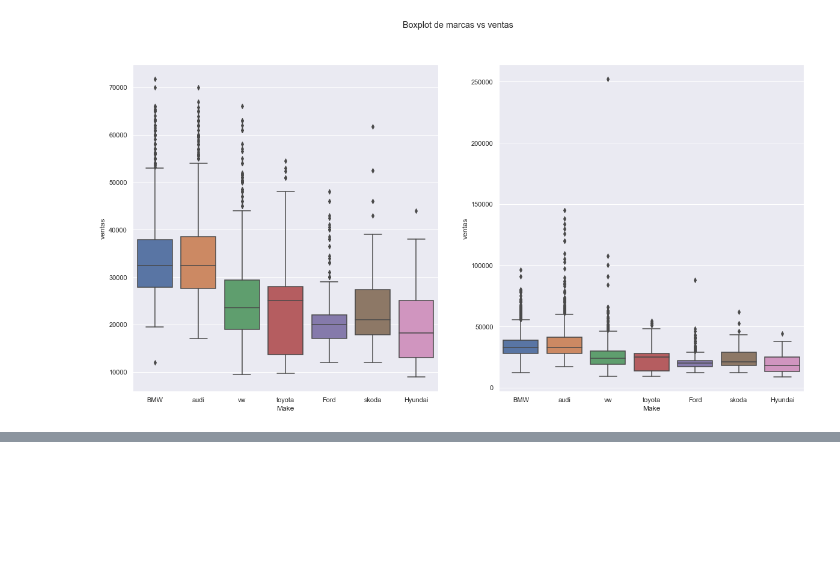
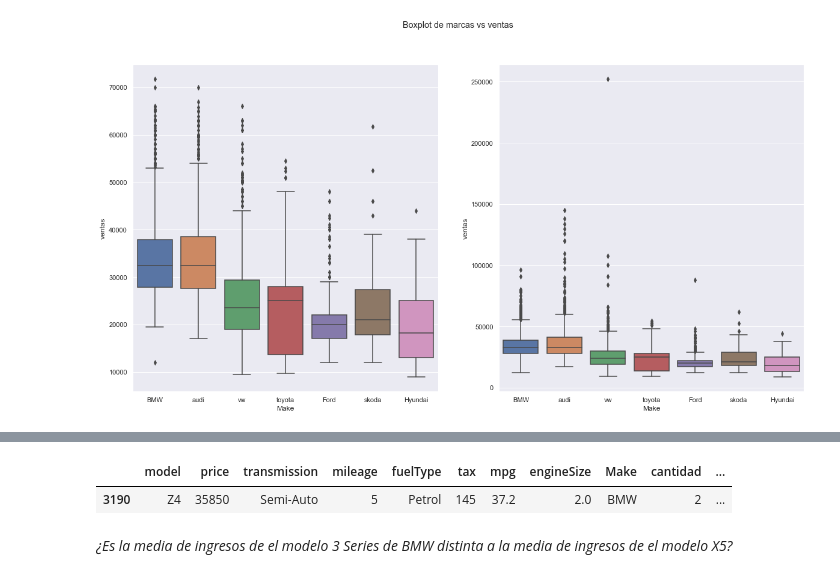
Before and after one commit to carloscabruja/EDA_Autos, a Jupyter notebook: exploratory_data_analysis.ipynb, the cells around one changed output, grey strips where cells are left out. Saved outputs shown, nothing was run; the diff lists cells and outputs as text; code cells hidden in the pictures; blank space fills up the shorter version.

```diff
--- a/exploratory_data_analysis.ipynb
+++ b/exploratory_data_analysis.ipynb
@@ -304,0 +414,8 @@ plt.show()
+# %%
+# Curiosidad: Modelo BMW que se vendió en más de 70.000
+df.loc[(df.Make == 'BMW') & (df.ventas > 70000)]
+# %% [output]
+|  | model | price | transmission | mileage | fuelType | tax | mpg | engineSize | Make | cantidad | ... |
+| 3190 | Z4 | 35850 | Semi-Auto | 5 | Petrol | 145 | 37.2 | 2.0 | BMW | 2 | ... |
+# %% [markdown]
+*¿Es la media de ingresos de el modelo 3 Series de BMW distinta a la media de ingresos de el modelo X5?*
```
Also changed, not shown: parts of 15 cells of this notebook.
